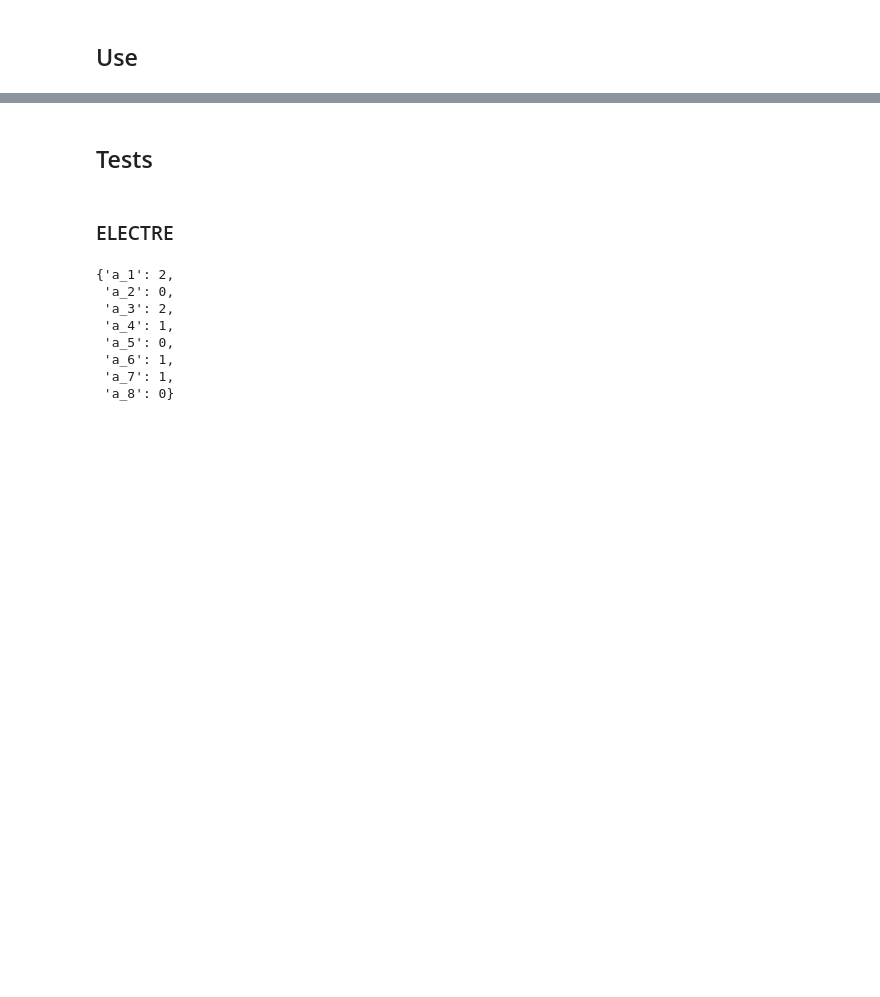
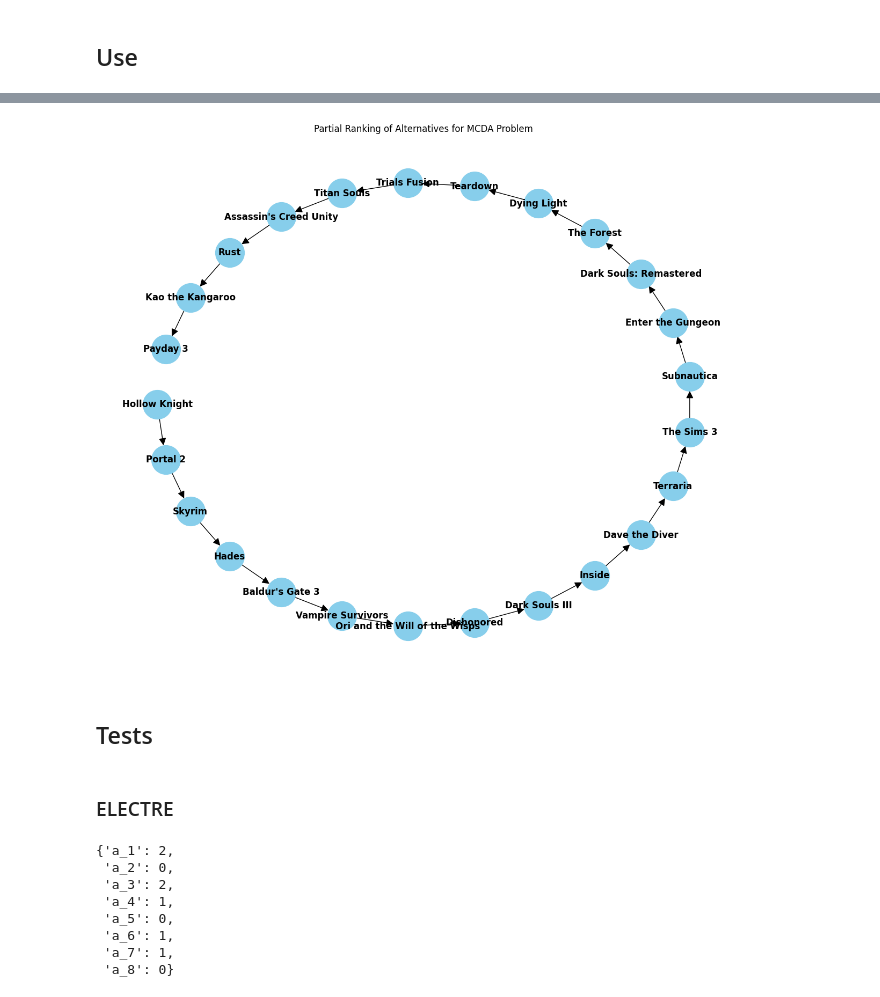
Before and after one commit to MatTheTab/Decision_Analysis, a Jupyter notebook: Project_1/Mat_Decision_Analysis_Project_1.ipynb, the cells around one changed output, grey strips where cells are left out. Cells and saved outputs as stored; diff of their text form; code cells hidden in the pictures; blank space fills up the shorter version.

Commit message:
Run game data

```diff
--- a/Project_1/Mat_Decision_Analysis_Project_1.ipynb
+++ b/Project_1/Mat_Decision_Analysis_Project_1.ipynb
@@ -1135,0 +1168,3 @@ Criteria: length
+# %%
+data = pd.read_csv("data.csv")
+data
@@ -1137,0 +1265,12 @@ Criteria: length
+# %%
+criteria = [
+    Criteria(name = "price", criteria_type = "cost", w = weights["price"], q = 3.0, p=9.0),
+    Criteria(name = "critic_score", criteria_type = "gain", w = weights["critic_score"], q = 0.0, p=1.0),
+    Criteria(name = "user_score", criteria_type = "gain", w = weights["user_score"], q = 1.0, p=2.0),
+    Criteria(name = "length", criteria_type = "gain", w = weights["length"], q = 5.0, p=20.0),
+    Criteria(name = "genres", criteria_type = "gain", w = weights["genres"], q = 9.0, p=15.0),
+    Criteria(name = "num_of_achievements", criteria_type = "gain", w = weights["num_of_achievements"], q = 3.3, p=92.0),
+]
+# %%
+promete = PROMETHEE(criteria = criteria, alternatives = data, version=2)
+result, graph = promete.solve()
@@ -1138,3 +1297,11 @@ Criteria: length
+# %%
+plt.figure(figsize=(12, 10))
+pos = nx.shell_layout(graph)
+nx.draw(graph, pos, with_labels=True, node_size=1500, node_color='skyblue', font_size=12, font_weight='bold', arrowsize=20)
+plt.title(f'Partial Ranking of Alternatives for {promete.name}')
+plt.show()
+# %% [output]
+[figure, added]
 # %% [markdown]
 ## Tests
 # %% [markdown]
```
Also changed, not shown: parts of 11 cells of this notebook.
